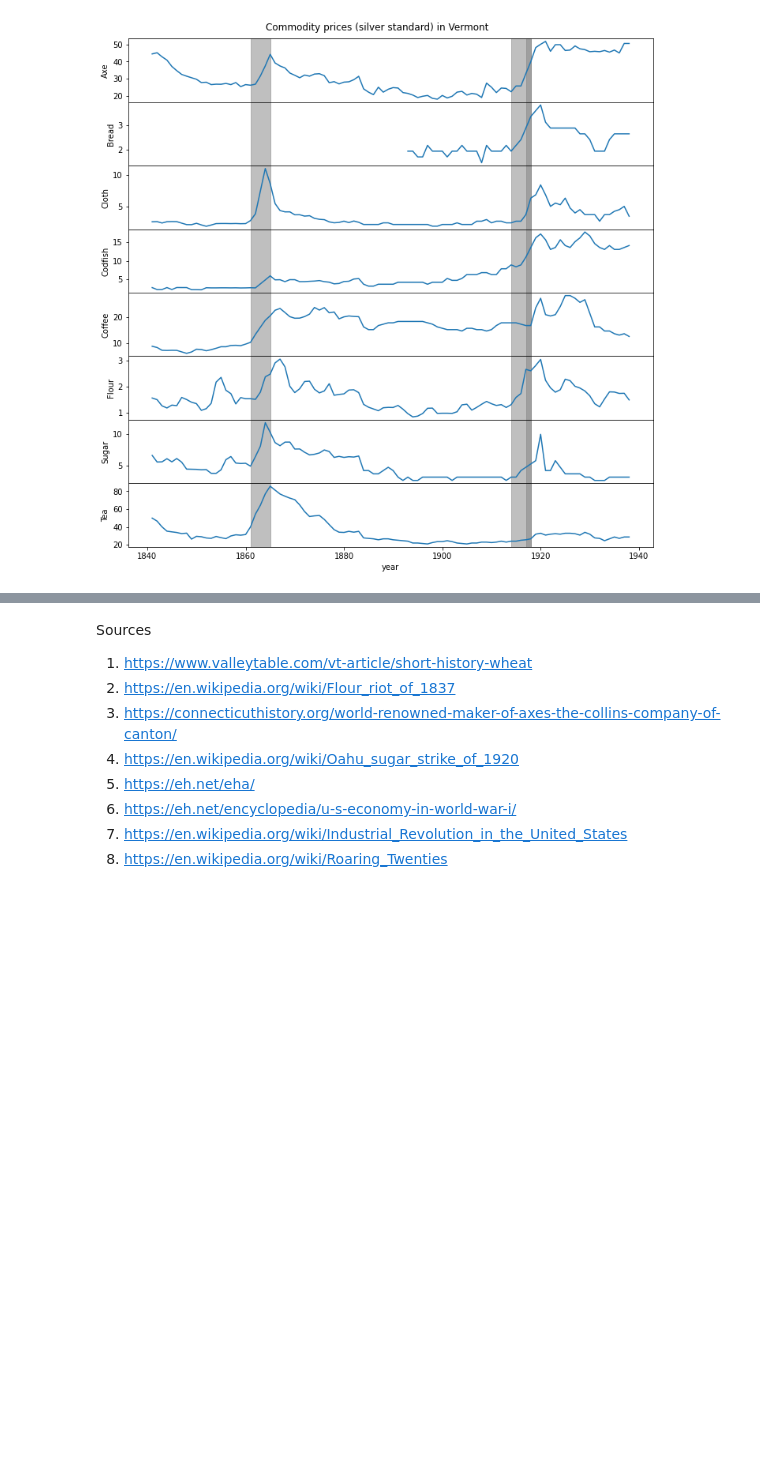
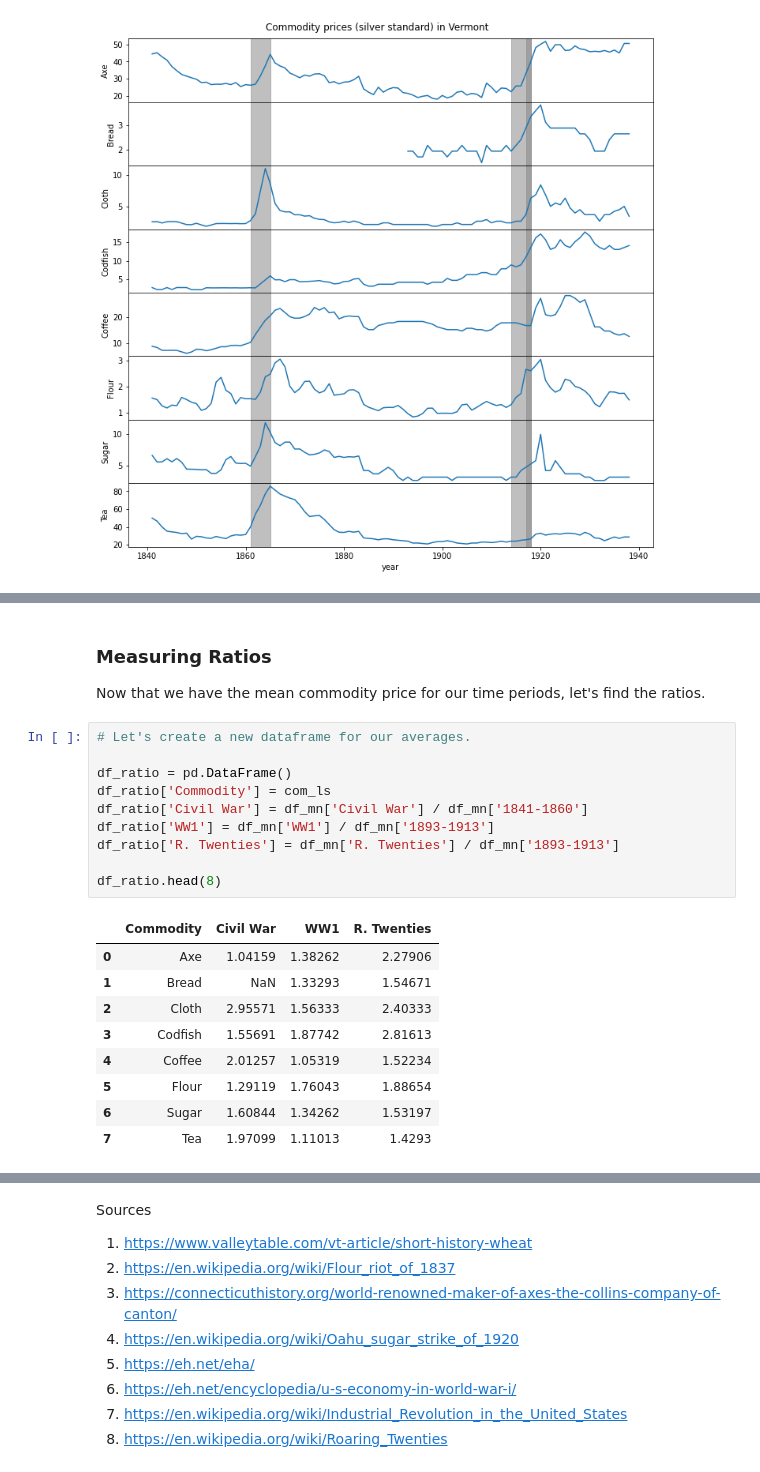
Before and after one commit to Meadosc/commodity_case_study, a Jupyter notebook: main.ipynb, the cells around one changed output, grey strips where cells are left out. Cells and saved outputs as stored; diff of their text form; blank space fills up the shorter version.

```diff
--- a/main.ipynb
+++ b/main.ipynb
@@ -251,0 +268,24 @@ df_v[(df_v["Commodity"] == "Coffee") & (df_v["Item Year"] >= 1918) & (df_v["Item
+# %% [markdown]
+### Measuring Ratios
+
+Now that we have the mean commodity price for our time periods, let's find the ratios.
+# %%
+# Let's create a new dataframe for our averages.
+
+df_ratio = pd.DataFrame()
+df_ratio['Commodity'] = com_ls
+df_ratio['Civil War'] = df_mn['Civil War'] / df_mn['1841-1860']
+df_ratio['WW1'] = df_mn['WW1'] / df_mn['1893-1913']
+df_ratio['R. Twenties'] = df_mn['R. Twenties'] / df_mn['1893-1913']
+
+df_ratio.head(8)
+# %% [output]
+|  | Commodity | Civil War | WW1 | R. Twenties |
+| 0 | Axe | 1.04159 | 1.38262 | 2.27906 |
+| 1 | Bread | NaN | 1.33293 | 1.54671 |
+| 2 | Cloth | 2.95571 | 1.56333 | 2.40333 |
+| 3 | Codfish | 1.55691 | 1.87742 | 2.81613 |
+| 4 | Coffee | 2.01257 | 1.05319 | 1.52234 |
+| 5 | Flour | 1.29119 | 1.76043 | 1.88654 |
+| 6 | Sugar | 1.60844 | 1.34262 | 1.53197 |
+| 7 | Tea | 1.97099 | 1.11013 | 1.4293 |
```
Also changed, not shown: parts of 14 cells of this notebook.
